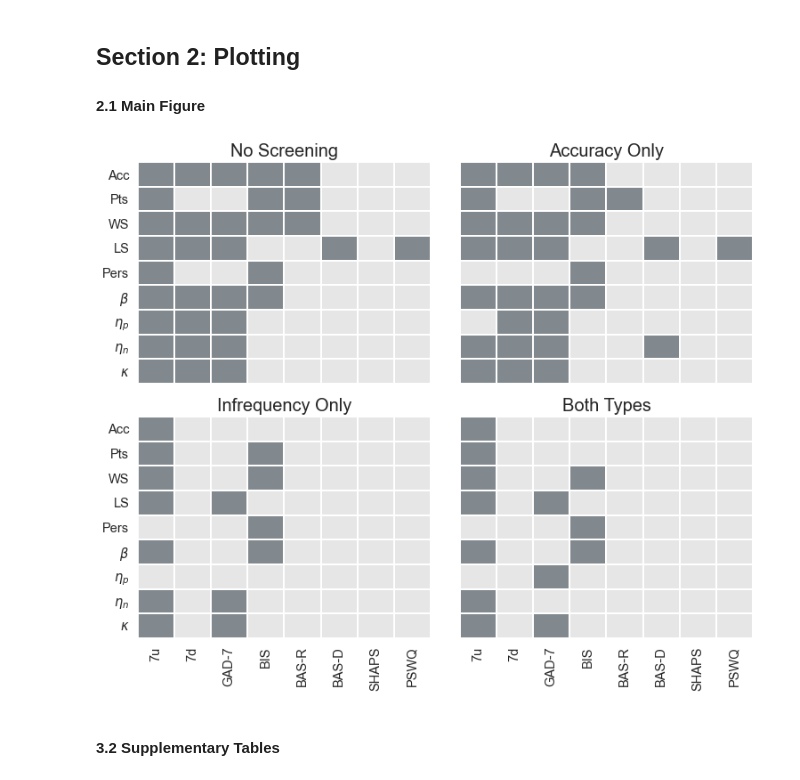
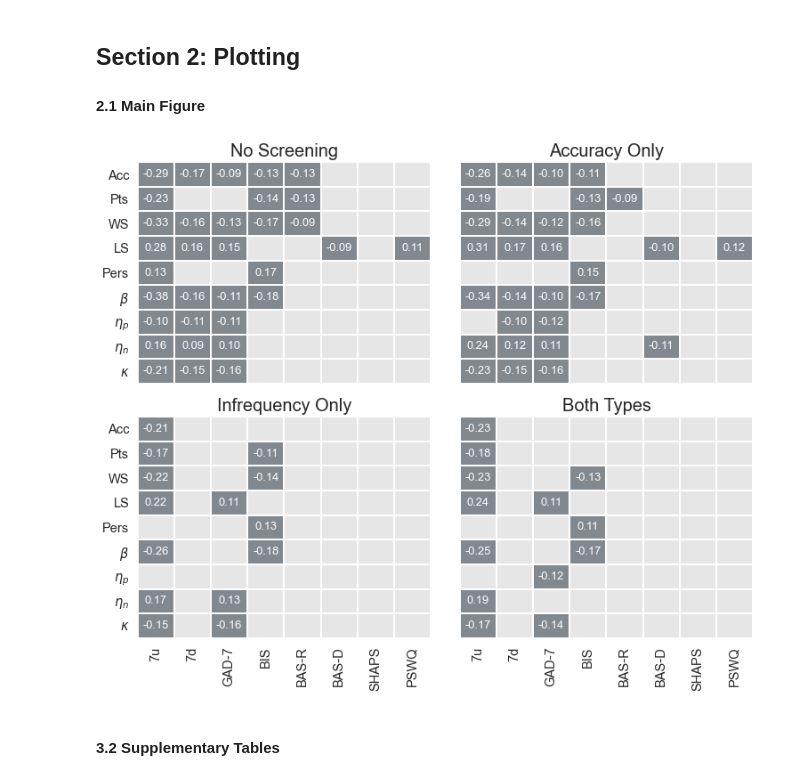
Before and after one commit to nivlab/sciops, a Jupyter notebook: analysis/results_03a.ipynb, the cells around one changed output. Saved outputs shown, nothing was run; the diff lists cells and outputs as text; code cells hidden in the pictures.

Commit message:
first pass of all main figures

```diff
--- a/analysis/results_03a.ipynb
+++ b/analysis/results_03a.ipynb
@@ -102,36 +102,36 @@ annot_color = '0.99'
 label_pad = 6
 
 ## Define labels.
 xticklabels = ['7u', '7d', 'GAD-7', 'BIS', 'BAS-R', 'BAS-D', 'SHAPS', 'PSWQ']
 yticklabels = ['Acc', 'Pts', 'WS', 'LS', 'Pers', r'$\beta$', r'$\eta_p$', r'$\eta_n$', r'$\kappa$']
 titles = ['No Screening', 'Accuracy Only', 'Infrequency Only', 'Both Types']
 
 #~~~~~~~~~~~~~~~~~~~~~~~~~~~~~~~~~~~~~~~~~~#
 ### Main loop.
 #~~~~~~~~~~~~~~~~~~~~~~~~~~~~~~~~~~~~~~~~~~#
 
 for k in range(corr.shape[0]):
 
     ## Initialize axis.
     ax = plt.subplot(gs[k//2,k%2])
 
     ## Plot correlations.
     arr = np.where(corr[k] * (pval[k] < 0.05), 1, 0)
     sns.heatmap(arr, cmap=cmap, cbar=False, linecolor='w', linewidths=1,
                 xticklabels=xticklabels if k//2 else [],
                 yticklabels=yticklabels if not k%2 else [], ax=ax)
 
     ## Add title.
     ax.set_title(titles[k], fontsize=20)
 
     ## Add annotations.
-#     for i, j in np.array(np.where(arr)).T:
-#         ax.text(j+0.5, i+0.5, '%0.2f' %corr[k,i,j], ha='center', va='center', fontsize=13, color=annot_color)
+    for i, j in np.array(np.where(arr)).T:
+        ax.text(j+0.5, i+0.5, '%0.2f' %corr[k,i,j], ha='center', va='center', fontsize=13, color=annot_color)
 
 ## Save figure.
 plt.savefig(os.path.join('..','figures','main_03a.png'), dpi=180, transparent=True)
 # %% [output]
-[figure, old version]
+[figure, new version]
 # %% [markdown]
 #### 3.2 Supplementary Tables
 # %%
```
Also changed, not shown: 26 other files.
